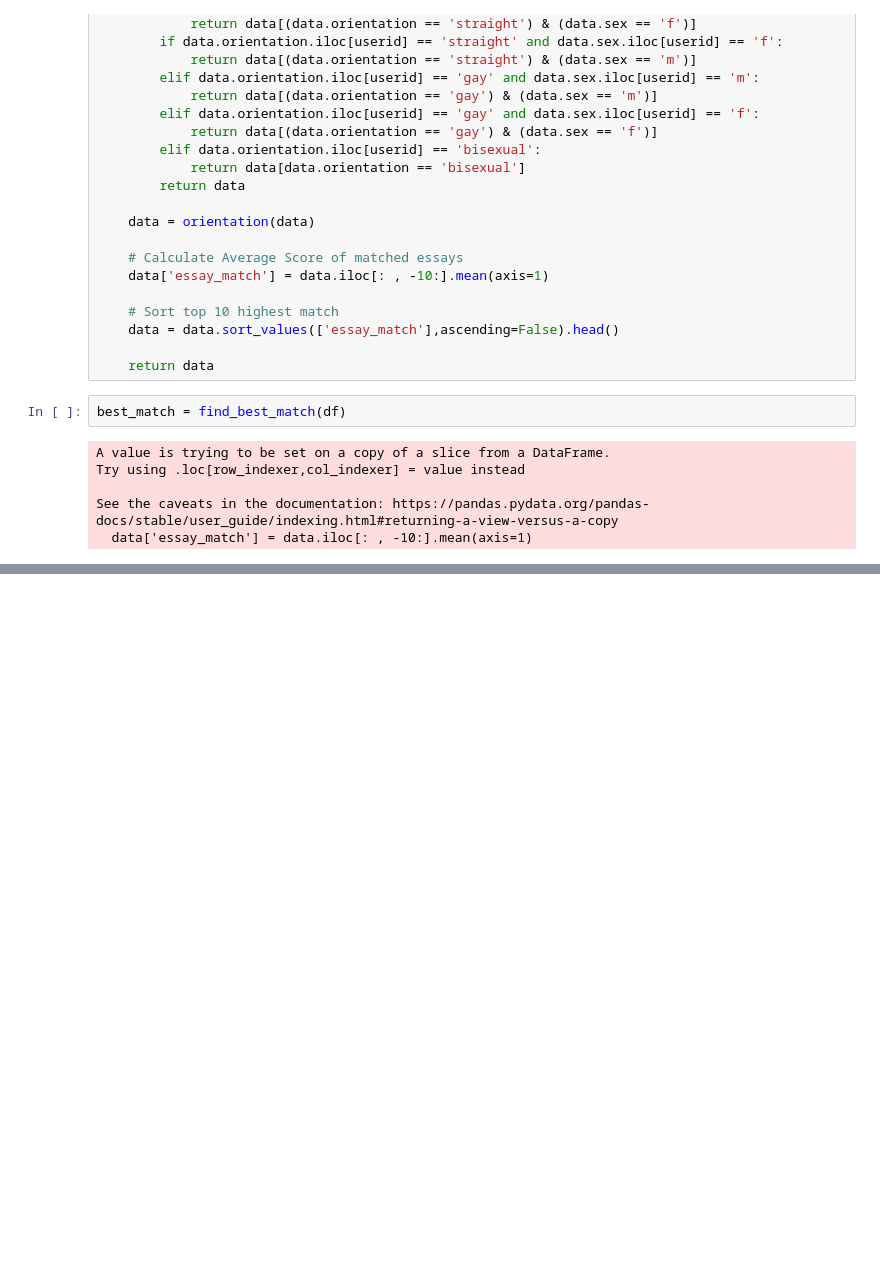
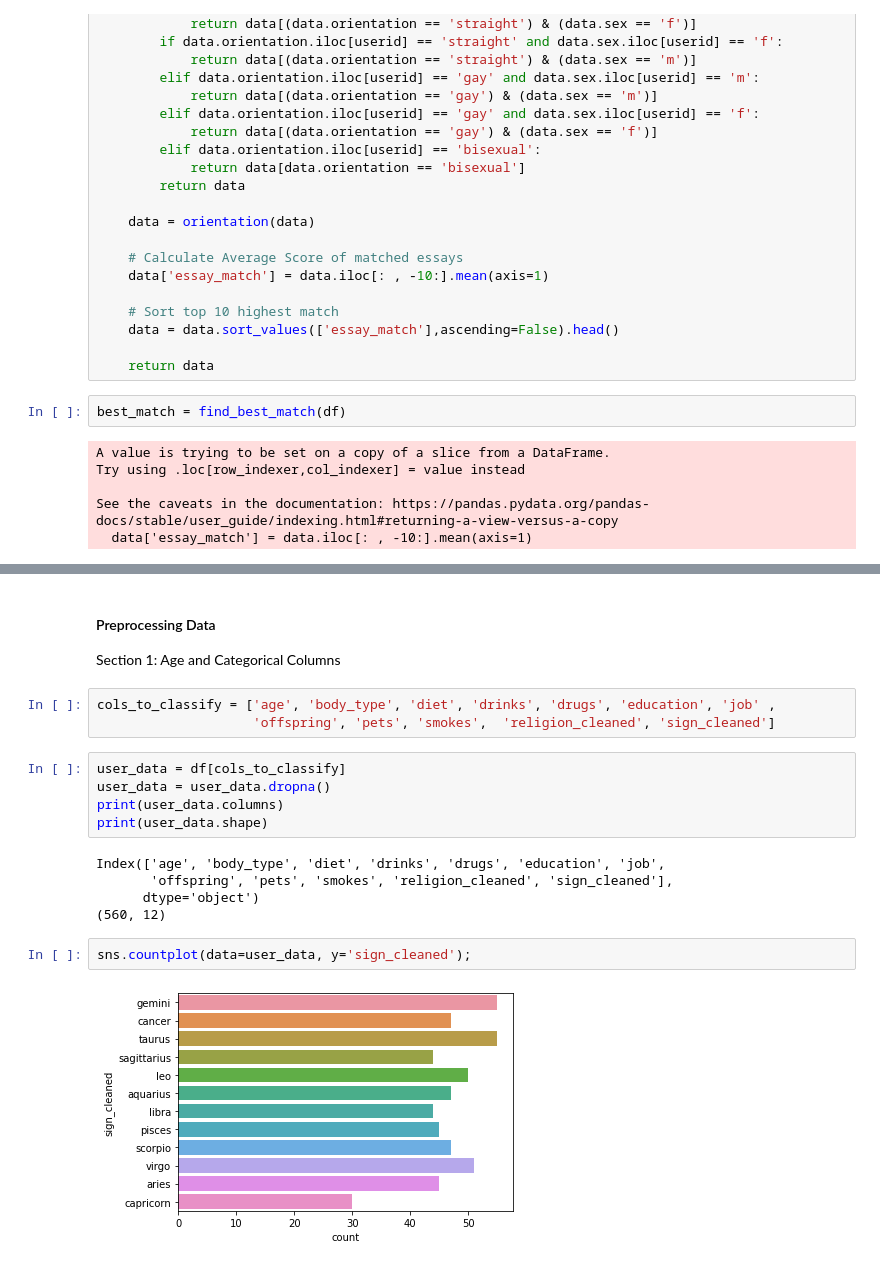
Before and after one commit to mrende1986/Codecademy-Data-Scientist, a Jupyter notebook: 18. Machine Learning Portfolio Project/OKCupid-Date-A-Scientist-Starter/date-a-scientist.ipynb, the cells around one changed output, grey strips where cells are left out. Drawn from its saved outputs; the diff is of its cells as text; blank space fills up the shorter version.

```diff
--- a/18. Machine Learning Portfolio Project/OKCupid-Date-A-Scientist-Starter/date-a-scientist.ipynb
+++ b/18. Machine Learning Portfolio Project/OKCupid-Date-A-Scientist-Starter/date-a-scientist.ipynb
@@ -214,0 +262,20 @@ best_match.head(10)
+# %% [markdown]
+#### Preprocessing Data
+Section 1: Age and Categorical Columns
+# %%
+cols_to_classify = ['age', 'body_type', 'diet', 'drinks', 'drugs', 'education', 'job' ,
+                    'offspring', 'pets', 'smokes',  'religion_cleaned', 'sign_cleaned']
+# %%
+user_data = df[cols_to_classify]
+user_data = user_data.dropna()
+print(user_data.columns)
+print(user_data.shape)
+# %% [output]
+Index(['age', 'body_type', 'diet', 'drinks', 'drugs', 'education', 'job',
+       'offspring', 'pets', 'smokes', 'religion_cleaned', 'sign_cleaned'],
+      dtype='object')
+(560, 12)
+# %%
+sns.countplot(data=user_data, y='sign_cleaned');
+# %% [output]
+[figure, added]
```
Also changed, not shown: parts of 49 cells of this notebook.
